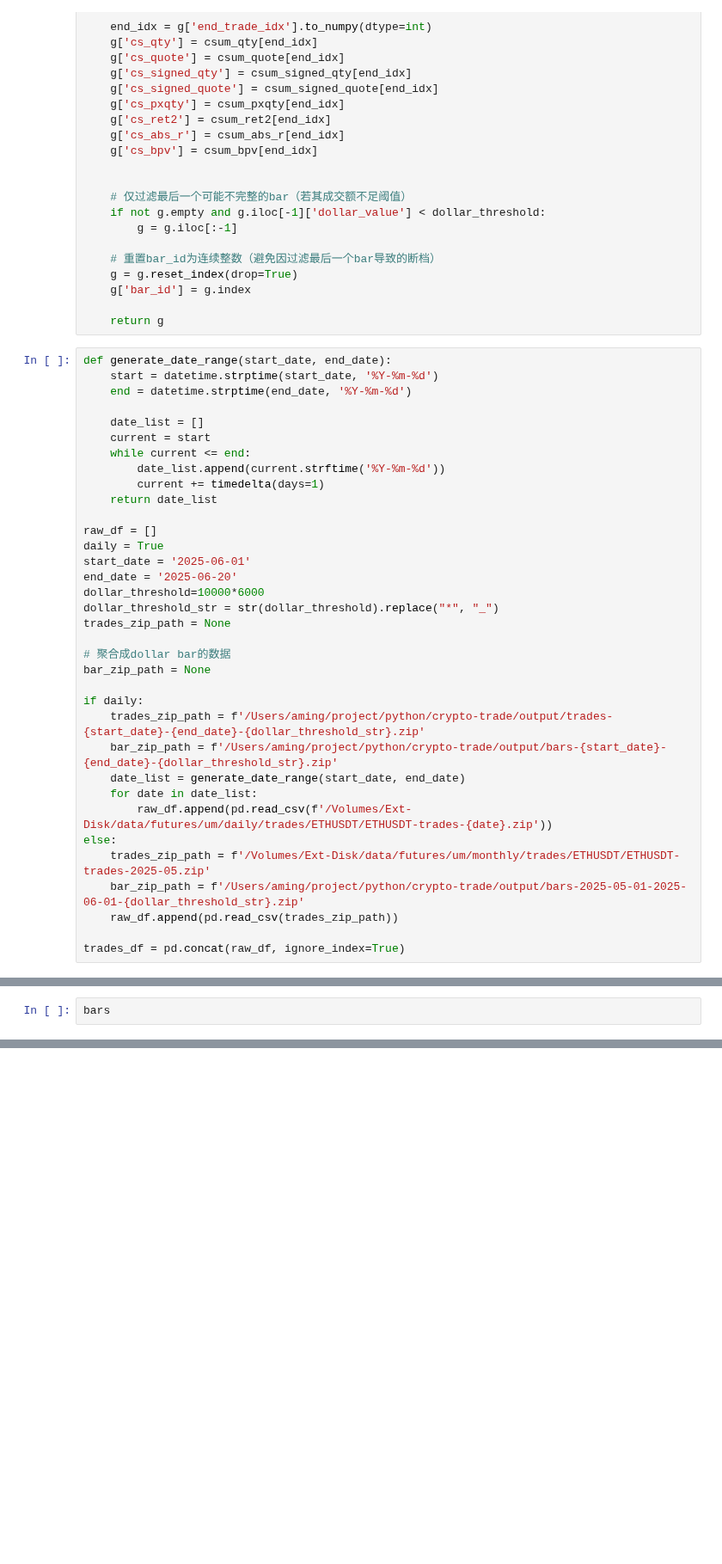
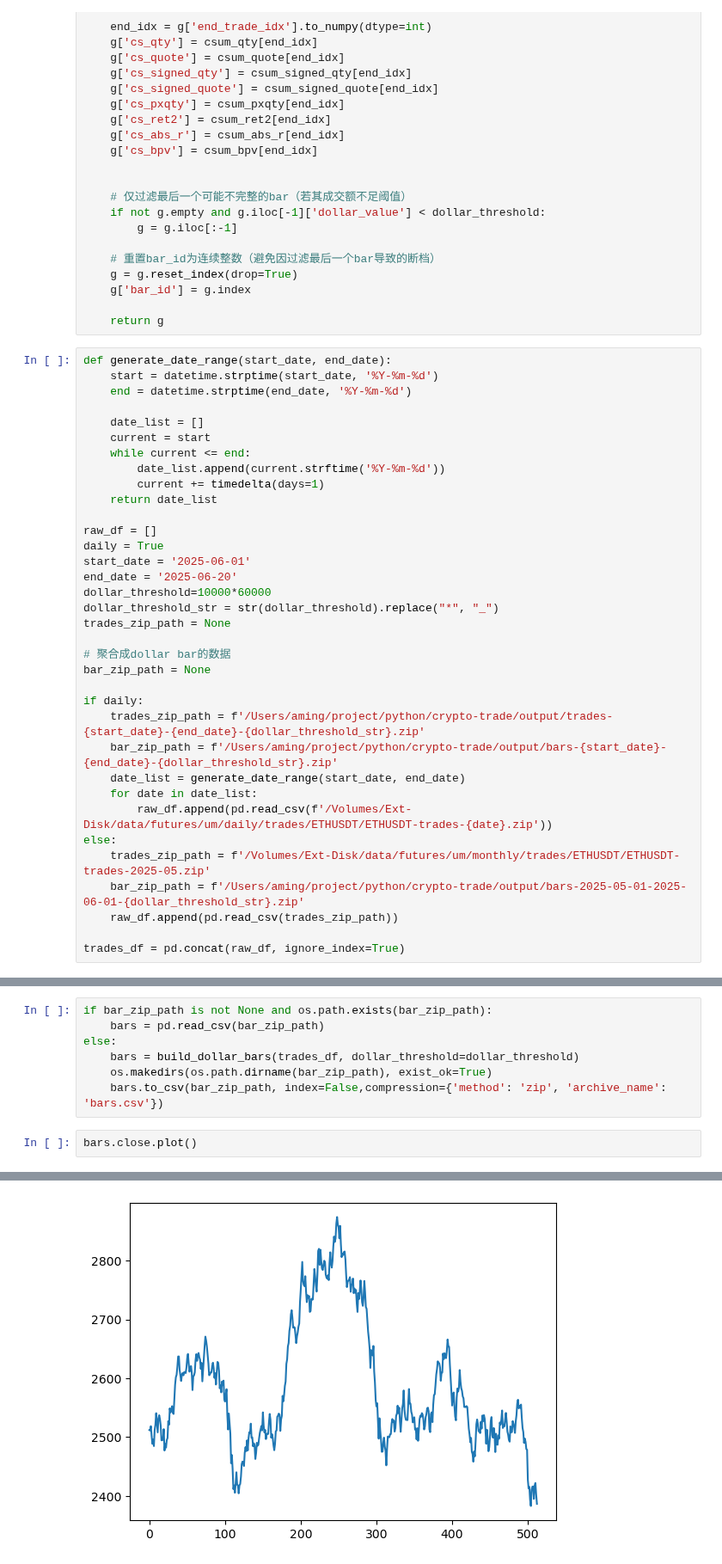
Before and after one commit to aamingaa/crypto-trade, a Jupyter notebook: strategy/dollar_bar_v2.ipynb, the cells around one changed output, grey strips where cells are left out. Shown at 86% size. Cells and saved outputs as stored; diff of their text form; blank space fills up the shorter version.

```diff
--- a/strategy/dollar_bar_v2.ipynb
+++ b/strategy/dollar_bar_v2.ipynb
@@ -165,7 +165,7 @@ raw_df = []
 daily = True
 start_date = '2025-06-01'
 end_date = '2025-06-20'
-dollar_threshold=10000*6000
+dollar_threshold=10000*60000
 dollar_threshold_str = str(dollar_threshold).replace("*", "_")
 trades_zip_path = None
 
@@ -189,3 +187,10 @@ bars = build_dollar_bars(trades_df, dollar_threshold=dollar_threshold)
+# %%
+if bar_zip_path is not None and os.path.exists(bar_zip_path):
+    bars = pd.read_csv(bar_zip_path)
+else:
+    bars = build_dollar_bars(trades_df, dollar_threshold=dollar_threshold)
+    os.makedirs(os.path.dirname(bar_zip_path), exist_ok=True)
+    bars.to_csv(bar_zip_path, index=False,compression={'method': 'zip', 'archive_name': 'bars.csv'})
 # %%
-bars
+bars.close.plot()
 # %% [output]
@@ -204,0 +198 @@ bars
+[figure, added]
```
Also changed, not shown: parts of 3 cells of this notebook, 2 other files.
